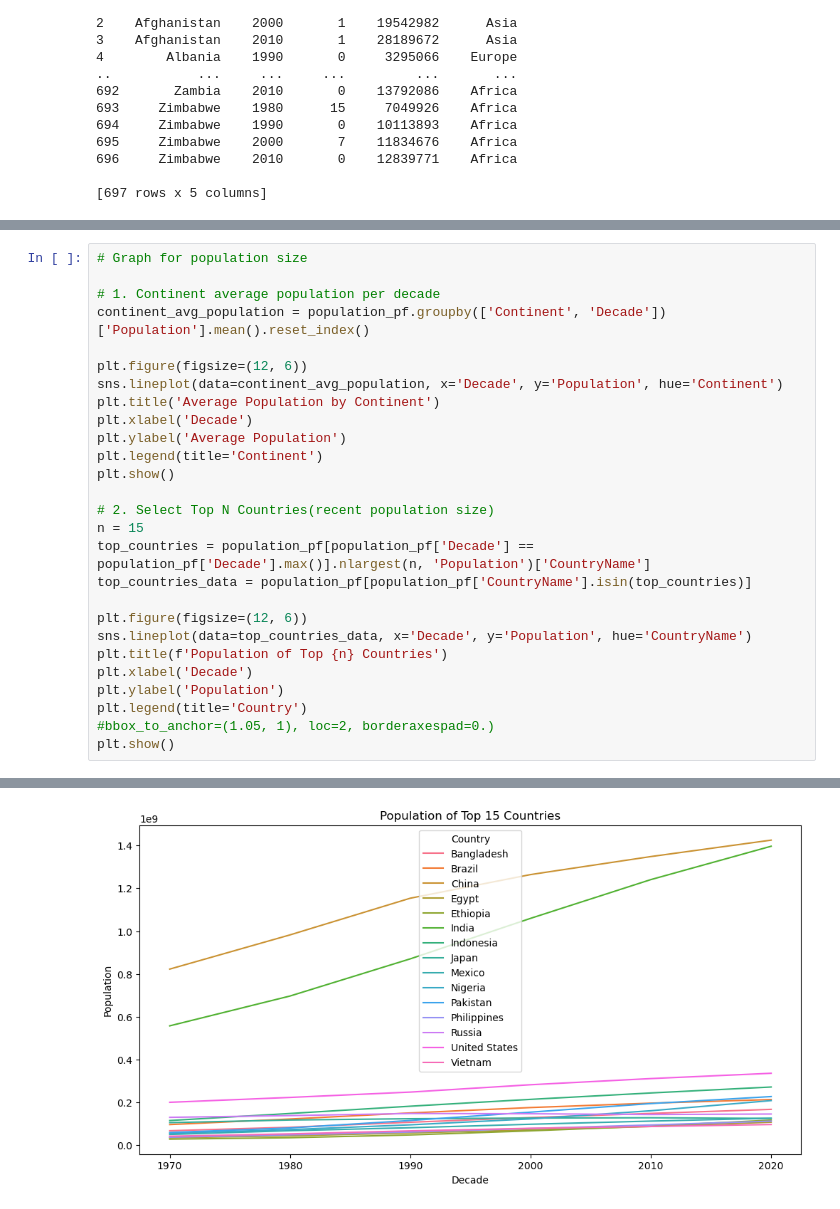
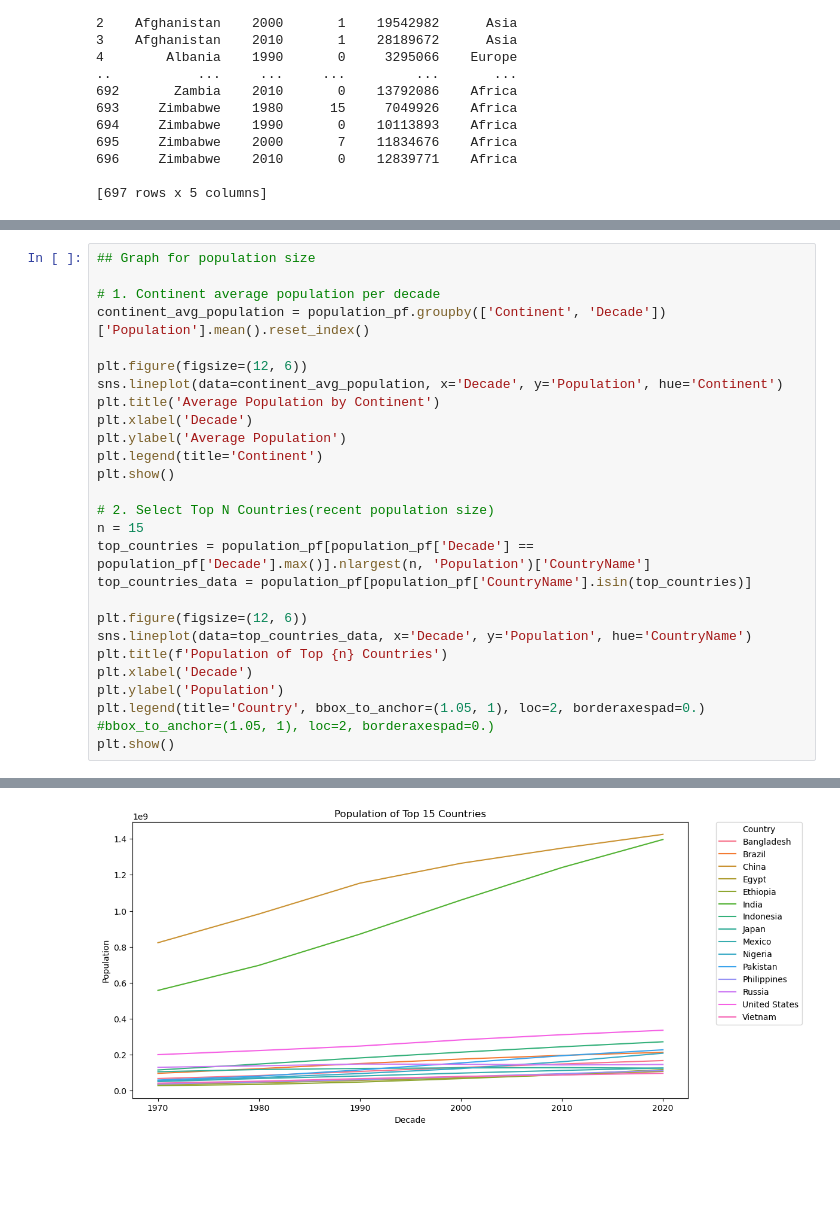
Before and after one commit to 2damlee/project_part2, a Jupyter notebook: olympicPjt.ipynb, the cells around one changed output, grey strips where cells are left out. Saved outputs shown, nothing was run; the diff lists cells and outputs as text; blank space fills up the shorter version.

```diff
--- a/olympicPjt.ipynb
+++ b/olympicPjt.ipynb
@@ -502,31 +502,31 @@ plt.show()
 # %%
-# Graph for population size
+## Graph for population size
 
 # 1. Continent average population per decade
 continent_avg_population = population_pf.groupby(['Continent', 'Decade'])['Population'].mean().reset_index()
 
 plt.figure(figsize=(12, 6))
 sns.lineplot(data=continent_avg_population, x='Decade', y='Population', hue='Continent')
 plt.title('Average Population by Continent')
 plt.xlabel('Decade')
 plt.ylabel('Average Population')
 plt.legend(title='Continent')
 plt.show()
 
 # 2. Select Top N Countries(recent population size)
 n = 15
 top_countries = population_pf[population_pf['Decade'] == population_pf['Decade'].max()].nlargest(n, 'Population')['CountryName']
 top_countries_data = population_pf[population_pf['CountryName'].isin(top_countries)]
 
 plt.figure(figsize=(12, 6))
 sns.lineplot(data=top_countries_data, x='Decade', y='Population', hue='CountryName')
 plt.title(f'Population of Top {n} Countries')
 plt.xlabel('Decade')
 plt.ylabel('Population')
-plt.legend(title='Country')
+plt.legend(title='Country', bbox_to_anchor=(1.05, 1), loc=2, borderaxespad=0.)
 #bbox_to_anchor=(1.05, 1), loc=2, borderaxespad=0.)
 plt.show()
 # %% [output]
 [figure]
-[figure, old version]
+[figure, new version]
 # %%
```
Also changed, not shown: parts of 5 cells of this notebook.
